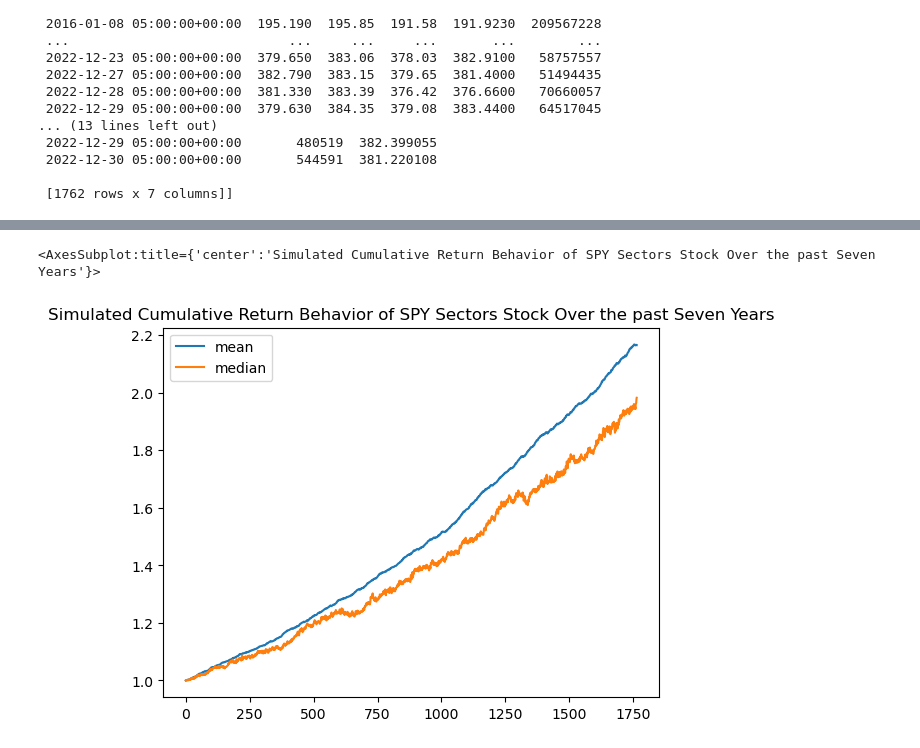
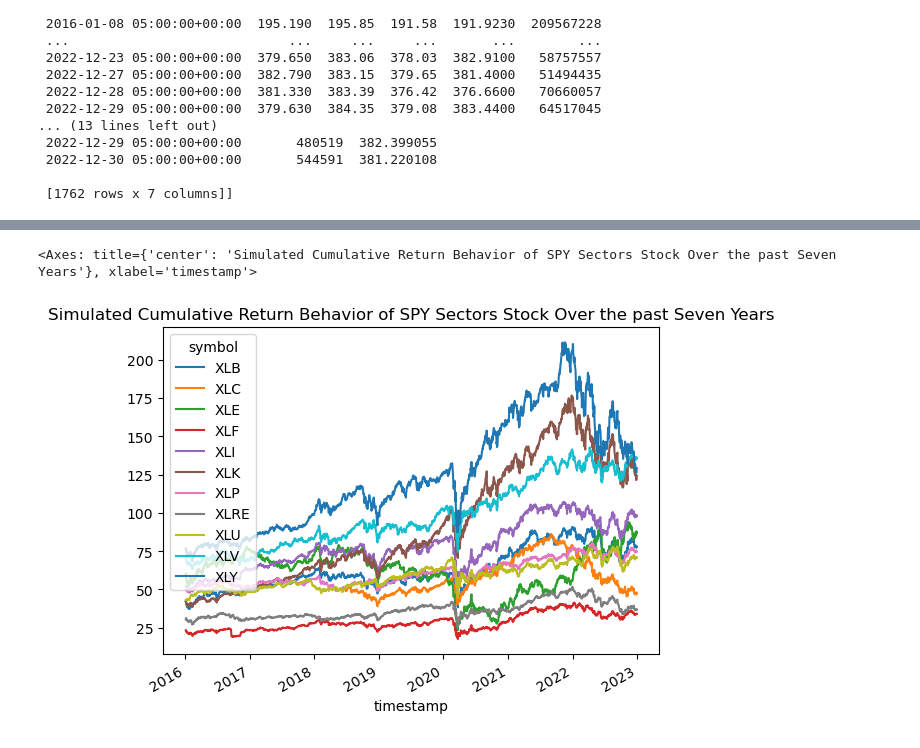
Before and after one commit to Izzlyb/UM_FinTech_BC_Project_1_G2, a Jupyter notebook: sp500updated.ipynb, the cells around one changed output, grey strips where cells are left out. Drawn from its saved outputs; the diff is of its cells as text; code cells hidden in the pictures.

```diff
--- a/sp500updated.ipynb
+++ b/sp500updated.ipynb
@@ -236,7 +78,7 @@ timeframe = "1Day"
 
 
 start_date = pd.Timestamp("2016-01-01", tz="America/New_York").isoformat()
-end_date = pd.Timestamp("2023-05-10", tz="America/New_York").isoformat()
+end_date = pd.Timestamp("2023-01-01", tz="America/New_York").isoformat()
 
 
 ticker_data = api.get_bars(
@@ -288,4 +119,0 @@ df_return.plot()
-# %%
-df_return=df_return.pct_change()
-df_return.pct_change()
-df_return
@@ -379,5 +120,5 @@ df_simulated_returns.head()
 # %%
-df_simulated_returns[['mean', 'median']].plot(title= "Simulated Cumulative Return Behavior of SPY Sectors Stock Over the past Seven Years")
+df_return.plot(title= "Simulated Cumulative Return Behavior of SPY Sectors Stock Over the past Seven Years")
 # %% [output]
-<AxesSubplot:title={'center':'Simulated Cumulative Return Behavior of SPY Sectors Stock Over the past Seven Years'}>
+<Axes: title={'center': 'Simulated Cumulative Return Behavior of SPY Sectors Stock Over the past Seven Years'}, xlabel='timestamp'>
-[figure, old version]
+[figure, new version]
```
Also changed, not shown: parts of 43 cells of this notebook.
